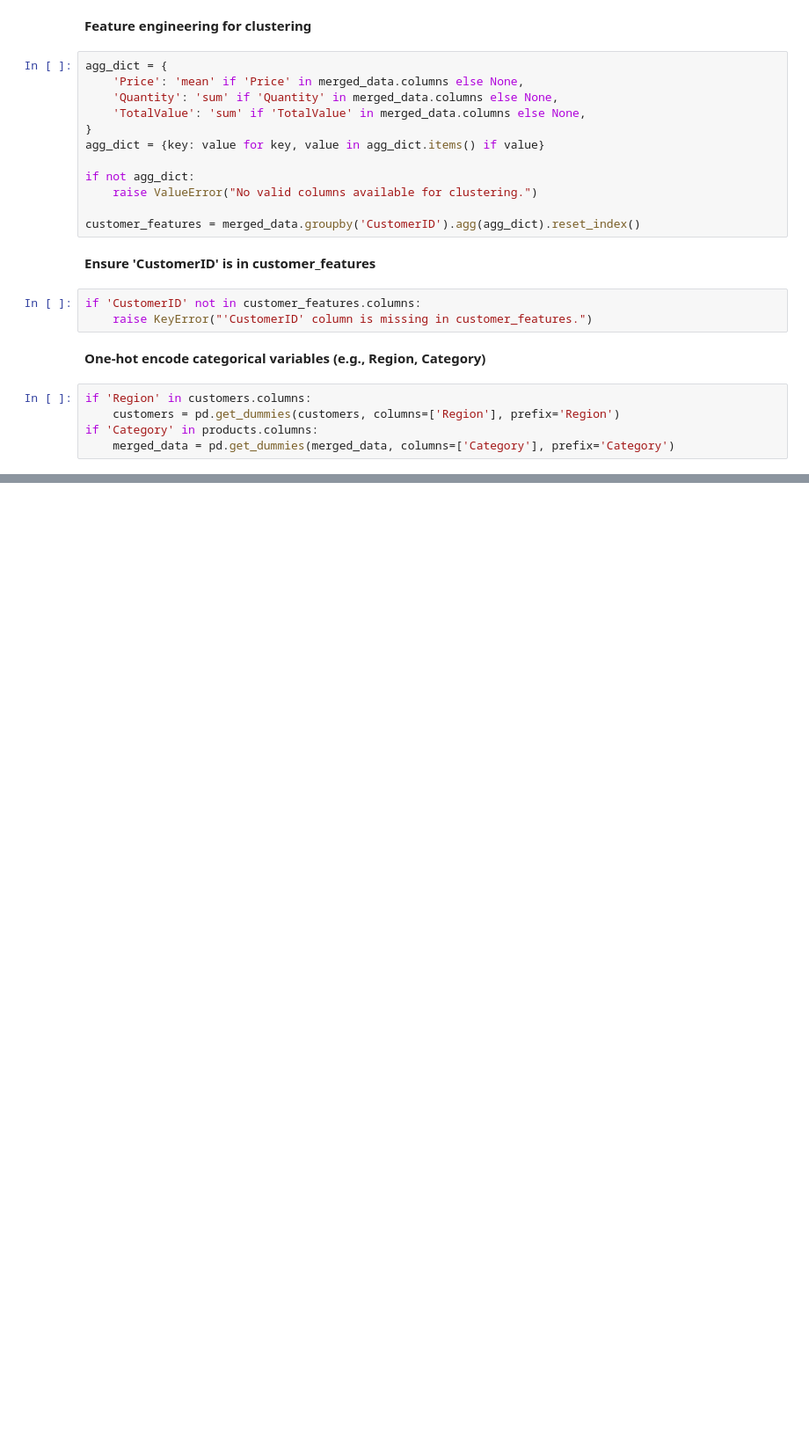
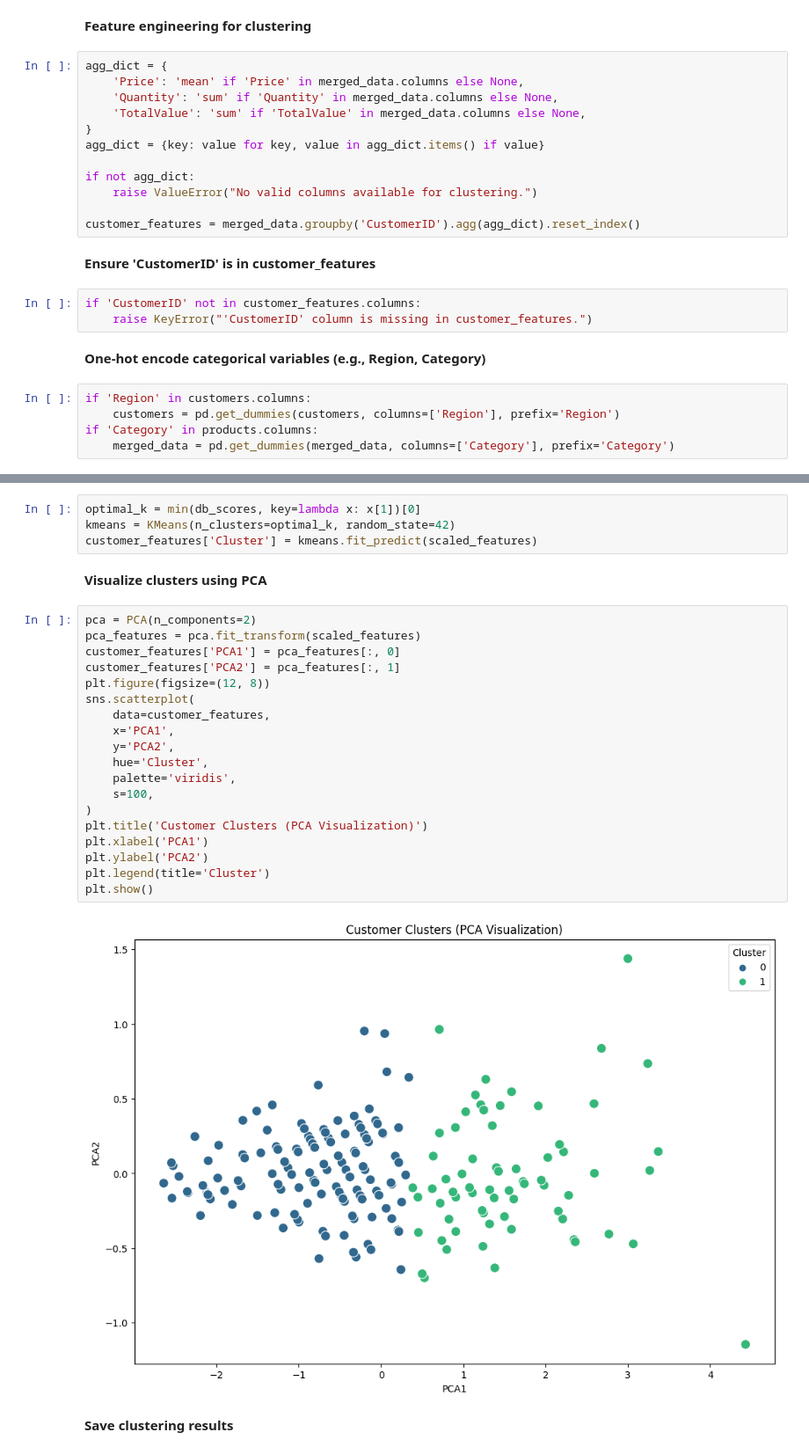
Before and after one commit to shruti-01-narwat/eCommerce_transactions, a Jupyter notebook: Shruti_Narwat_Clustering.ipynb, the cells around one changed output, grey strips where cells are left out. Shown: that part at 88% size. Saved outputs shown, nothing was run; the diff lists cells and outputs as text; blank space fills up the shorter version.

```diff
--- a/Shruti_Narwat_Clustering.ipynb
+++ b/Shruti_Narwat_Clustering.ipynb
@@ -54,0 +93,29 @@ if 'Category' in products.columns:
+# %%
+optimal_k = min(db_scores, key=lambda x: x[1])[0]
+kmeans = KMeans(n_clusters=optimal_k, random_state=42)
+customer_features['Cluster'] = kmeans.fit_predict(scaled_features)
+# %% [markdown]
+**Visualize clusters using PCA**
+# %%
+pca = PCA(n_components=2)
+pca_features = pca.fit_transform(scaled_features)
+customer_features['PCA1'] = pca_features[:, 0]
+customer_features['PCA2'] = pca_features[:, 1]
+plt.figure(figsize=(12, 8))
+sns.scatterplot(
+    data=customer_features,
+    x='PCA1',
+    y='PCA2',
+    hue='Cluster',
+    palette='viridis',
+    s=100,
+)
+plt.title('Customer Clusters (PCA Visualization)')
+plt.xlabel('PCA1')
+plt.ylabel('PCA2')
+plt.legend(title='Cluster')
+plt.show()
+# %% [output]
+[figure, added]
+# %% [markdown]
+**Save clustering results**
```
Also changed, not shown: parts of 12 cells of this notebook.
